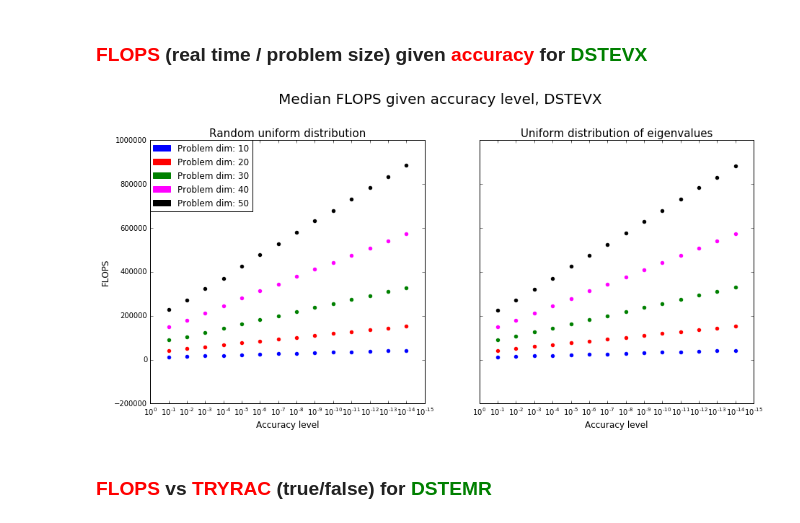
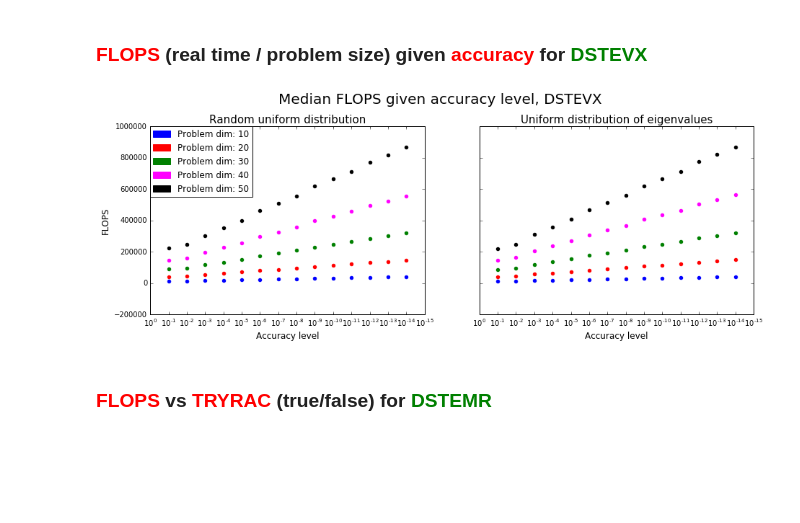
Before and after one commit to yobibyte/hpmc-eigensolvers, a Jupyter notebook: results_analysis.ipynb, the cells around one changed output. Drawn from its saved outputs; the diff is of its cells as text; code cells hidden in the pictures; blank space fills up the shorter version.

```diff
--- a/results_analysis.ipynb
+++ b/results_analysis.ipynb
@@ -144,34 +144,34 @@ for i in range(10, MAX_SIZE+1, 10):
 # %% [markdown]
 ### <font color='red'>FLOPS</font> (real time / problem size) given <font color='red'>accuracy</font> for <font color='green'>DSTEVX</font>
 # %%
-f, axes = plt.subplots(1, 2, sharey=True, figsize=(15,7))
+f, axes = plt.subplots(1, 2, sharey=True, figsize=(15,5))
 axes[0].invert_xaxis()
 axes[1].invert_xaxis()
 axes[0].set_xscale('log')
 axes[1].set_xscale('log')
 
 f.subplots_adjust(top=0.85);
 f.suptitle('Median FLOPS given accuracy level, DSTEVX ', fontsize=20)
 axes[0].set_ylabel('FLOPS', fontsize=12)
 axes[0].set_xlabel('Accuracy level', fontsize=12)
 axes[1].set_xlabel('Accuracy level', fontsize=12)
-f.legend(labels=['Problem dim: {}'.format(i) for i in range(10, MAX_SIZE+1, 10)], handles=[mpatches.Patch(color=cols[(i-1)//10]) for i in range(10, MAX_SIZE+1, 10)], loc = (0.08, 0.644), ncol=1)
+f.legend(labels=['Problem dim: {}'.format(i) for i in range(10, MAX_SIZE+1, 10)], handles=[mpatches.Patch(color=cols[(i-1)//10]) for i in range(10, MAX_SIZE+1, 10)], loc = (0.08, 0.576), ncol=1)
 
 
 axes[0].set_title('Random uniform distribution', fontsize=15)
 axes[1].set_title('Uniform distribution of eigenvalues', fontsize=15)
 
 for i in range(10, MAX_SIZE+1, 10):
     for c, k in enumerate(data_fga['standard-random-uniform']['dstevx'].keys()):
         d = np.array(data_fga['standard-random-uniform']['dstevx'][k][i])
         axes[0].scatter(k, np.median(d[:,2]), color=cols[(i-1)//10])
 
 for i in range(10, MAX_SIZE+1, 10):
     for c, k in enumerate(data_fga['uniform-eigenvalues-dist']['dstevx'].keys()):
         d = np.array(data_fga['uniform-eigenvalues-dist']['dstevx'][k][i])
         axes[1].scatter(k, np.median(d[:,2]), color=cols[(i-1)//10])
 # %% [output]
-[figure, old version]
+[figure, new version]
 # %% [markdown]
 ### <font color='red'>FLOPS</font> vs <font color='red'> TRYRAC</font>  (true/false) for <font color='green'>DSTEMR</font>
 # %%
```
Also changed, not shown: parts of 8 cells of this notebook, 7 other files.
